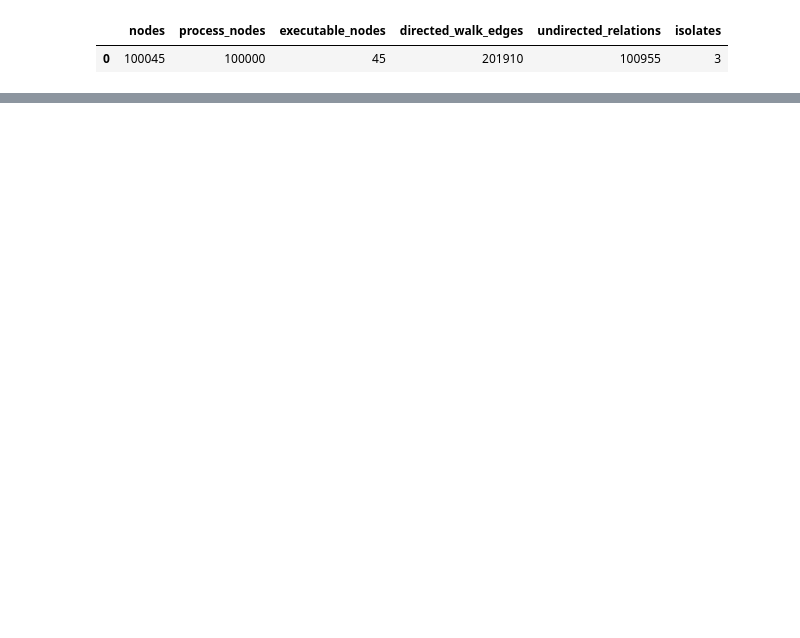
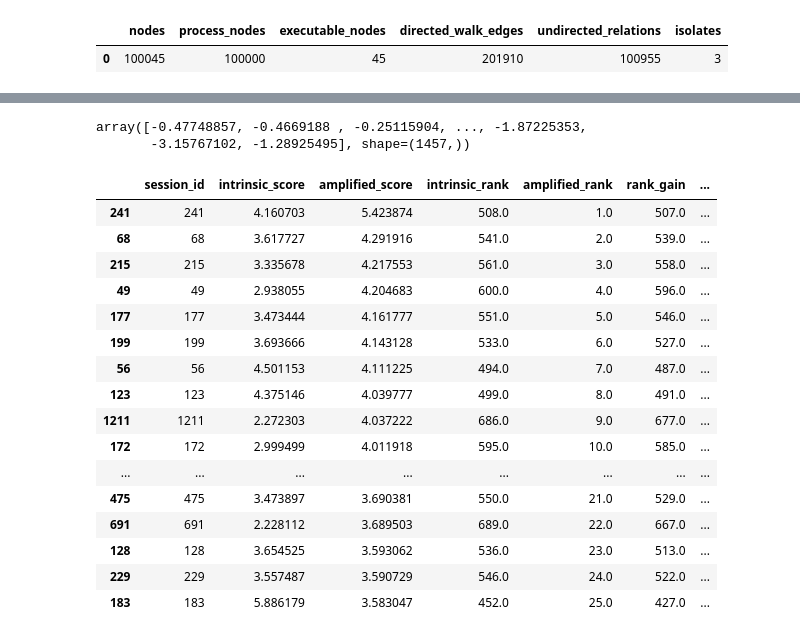
Before and after one commit to MekaelWasti/Cyber-Telemetry, a Jupyter notebook: Notebooks/Agentic Feature Extractor and Signal Localizer.ipynb, the cells around one changed output, grey strips where cells are left out. Saved outputs shown, nothing was run; the diff lists cells and outputs as text; code cells hidden in the pictures; blank space fills up the shorter version.

```diff
--- a/Notebooks/Agentic Feature Extractor and Signal Localizer.ipynb
+++ b/Notebooks/Agentic Feature Extractor and Signal Localizer.ipynb
@@ -4701,0 +4862,7 @@ No method selection, amplification, or parameter revision is permitted after thi
+# %%
+selected = signal_method_artifacts["m2_node2vec_seed_42"]
+
+X = selected["X"]
+s = selected["s"]
+P = selected["P"]
+channels = selected["channels"]
@@ -4701,0 +5058,63 @@ No method selection, amplification, or parameter revision is permitted after thi
+# %%
+selected["signal_regime_result"]
+
+amplified_scores = apply_matched_amplification(
+    selected["s"],
+    selected["channels"],
+    regime=signal_regime,
+    alpha=0.5,
+)
+
+amplified_scores
+# %% [output]
+array([-0.47748857, -0.4669188 , -0.25115904, ..., -1.87225353,
+       -3.15767102, -1.28925495], shape=(1457,))
+# %%
+signal_results = pd.DataFrame({
+    "session_id": selected["session_ids"],
+    "intrinsic_score": selected["s"],
+    "amplified_score": amplified_scores,
+})
+
+signal_results["intrinsic_rank"] = (
+    signal_results["intrinsic_score"]
+    .rank(ascending=False, method="min")
+)
+
+signal_results["amplified_rank"] = (
+    signal_results["amplified_score"]
+    .rank(ascending=False, method="min")
+)
+
+# Positive means amplification moved the session closer to the top.
+signal_results["rank_gain"] = (
+    signal_results["intrinsic_rank"]
+    - signal_results["amplified_rank"]
+)
+
+signal_results["signal_regime"] = signal_regime
+
+signal_results = signal_results.sort_values(
+    "amplified_score",
+    ascending=False,
+)
+
+signal_results.head(25)
+# %% [output]
+|  | session_id | intrinsic_score | amplified_score | intrinsic_rank | amplified_rank | rank_gain | ... |
+| 241 | 241 | 4.160703 | 5.423874 | 508.0 | 1.0 | 507.0 | ... |
+| 68 | 68 | 3.617727 | 4.291916 | 541.0 | 2.0 | 539.0 | ... |
+| 215 | 215 | 3.335678 | 4.217553 | 561.0 | 3.0 | 558.0 | ... |
+| 49 | 49 | 2.938055 | 4.204683 | 600.0 | 4.0 | 596.0 | ... |
+| 177 | 177 | 3.473444 | 4.161777 | 551.0 | 5.0 | 546.0 | ... |
+| 199 | 199 | 3.693666 | 4.143128 | 533.0 | 6.0 | 527.0 | ... |
+| 56 | 56 | 4.501153 | 4.111225 | 494.0 | 7.0 | 487.0 | ... |
+| 123 | 123 | 4.375146 | 4.039777 | 499.0 | 8.0 | 491.0 | ... |
+| 1211 | 1211 | 2.272303 | 4.037222 | 686.0 | 9.0 | 677.0 | ... |
+| 172 | 172 | 2.999499 | 4.011918 | 595.0 | 10.0 | 585.0 | ... |
+| ... | ... | ... | ... | ... | ... | ... | ... |
+| 475 | 475 | 3.473897 | 3.690381 | 550.0 | 21.0 | 529.0 | ... |
+| 691 | 691 | 2.228112 | 3.689503 | 689.0 | 22.0 | 667.0 | ... |
+| 128 | 128 | 3.654525 | 3.593062 | 536.0 | 23.0 | 513.0 | ... |
+| 229 | 229 | 3.557487 | 3.590729 | 546.0 | 24.0 | 522.0 | ... |
+| 183 | 183 | 5.886179 | 3.583047 | 452.0 | 25.0 | 427.0 | ... |
```
Also changed, not shown: parts of 19 cells of this notebook, 7 other files.
